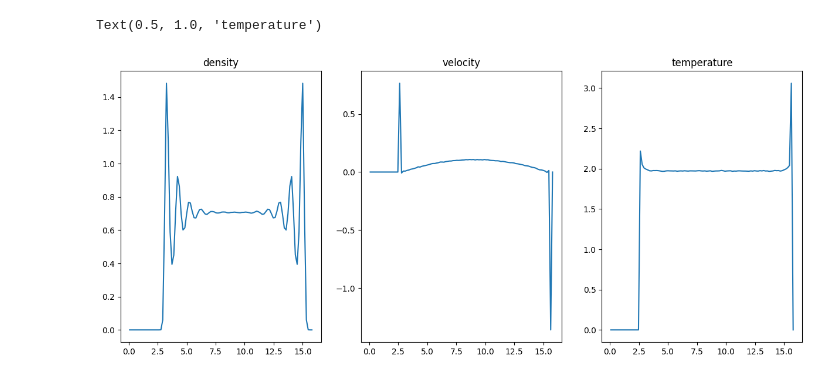
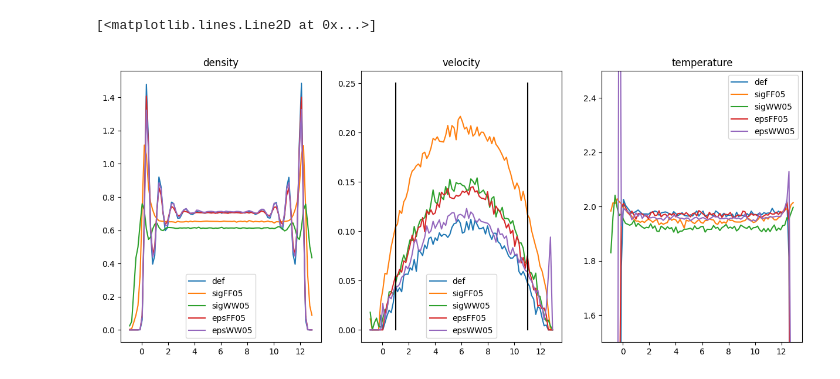
Before and after one commit to Cyandied/MathPhyscisSubjectModuleProject, a Jupyter notebook: MDSimulation/plot.ipynb, the cells around one changed output. Drawn from its saved outputs; the diff is of its cells as text; code cells hidden in the pictures.

Commit message:
Some tests for Jesper talk

```diff
--- a/MDSimulation/plot.ipynb
+++ b/MDSimulation/plot.ipynb
@@ -1,20 +1,60 @@
-# %%
-import matplotlib.pyplot as plt
-import pandas as pd
-
-file = "../SimulationData/Thea/T1.dat"
-
-table = pd.read_csv(file,delimiter=" ",header=None,names=["pos_z","density","velocity","temperature"])
-
-fig,ax = plt.subplots(1,3,sharex=False,figsize=(15,6))
-ax[0].plot(table["pos_z"],table["density"])
-ax[0].set_title("density")
-
-ax[1].plot(table["pos_z"],table["velocity"])
-ax[1].set_title("velocity")
-
-ax[2].plot(table["pos_z"],table["temperature"])
-ax[2].set_title("temperature")
-# %% [output]
-Text(0.5, 1.0, 'temperature')
-[figure, removed]
+# %%
+import matplotlib.pyplot as plt
+import pandas as pd
+import numpy as np
+
+#Function to somewhat clean up the spiking action going on at the walls, only used for velocity
+def cleanSpikes(arr,diff,replace):
+    newz = []
+    for i,coord in enumerate(arr):
+        if(i==0):
+            newz.append(coord)
+            continue
+        if(np.abs(coord-newz[-1]) > diff or coord<0):
+            newz.append(replace)
+        else: newz.append(coord)
+    return newz
+
+def getTable(file):
+    table = pd.read_csv(file,delimiter=" ",header=None,names=["pos_z","density","velocity","temperature"])
+    table["pos_z"] = table["pos_z"]-2.9
+    mask = table["pos_z"] > -1
+    table["pos_z"] = table["pos_z"][mask]
+    table["density"] = table["density"][mask]
+    table["velocity"] = table["velocity"][mask]
+    table["temperature"] = table["temperature"][mask]
+    return table
+
+def plot(ax,file):
+    table = getTable(f'../Tests/{file}.dat')
+    ax[0].plot(table["pos_z"],table["density"],label=file)
+    ax[0].set_title("density")
+    ax[0].legend()
+
+    ax[1].plot(table["pos_z"],cleanSpikes(table["velocity"],0.05,0),label=file)
+    ax[1].set_title("velocity")
+    ax[1].legend()
+
+    ax[2].plot(table["pos_z"],table["temperature"],label=file)
+    ax[2].set_title("temperature")
+    ax[2].set_ylim(1.5,2.5)
+    ax[2].legend()
+
+def setWalls(ax):
+    ax[0].plot([1,1],[0,0.25],c="k")
+    ax[0].plot([11,11],[0,0.25],c="k")
+    ax[1].plot([1,1],[0,0.25],c="k")
+    ax[1].plot([11,11],[0,0.25],c="k")
+    ax[2].plot([1,1],[0,0.25],c="k")
+    ax[2].plot([11,11],[0,0.25],c="k")
+
+fig,ax = plt.subplots(1,3,sharex=False,figsize=(15,6))
+
+plot(ax,"def")
+plot(ax,"sigFF05")
+plot(ax,"sigWW05")
+plot(ax,"epsFF05")
+plot(ax,"epsWW05")
+# %% [output]
+[<matplotlib.lines.Line2D at 0x...>]
+[figure, added]
```
Also changed, not shown: 5 other files.
